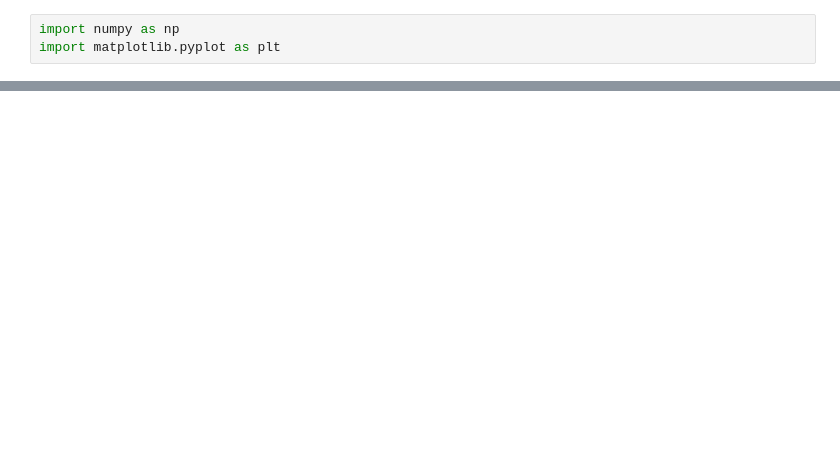
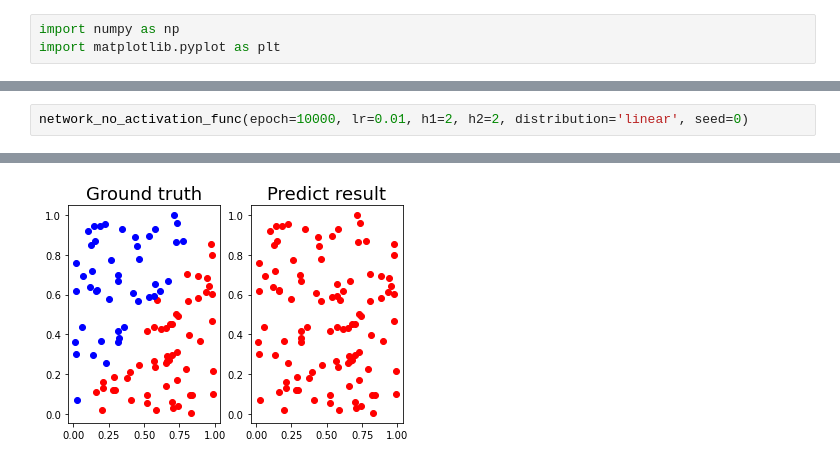
Before and after one commit to joe424/DL_practice_HW, a Jupyter notebook: lab1/code.ipynb, the cells around one changed output, grey strips where cells are left out. Cells and saved outputs as stored; diff of their text form; blank space fills up the shorter version.

```diff
--- a/lab1/code.ipynb
+++ b/lab1/code.ipynb
@@ -174,0 +362,3 @@ epoch: 1479 accuracy: 1.0 loss: 2.044271556081318
+# %%
+network_no_activation_func(epoch=10000, lr=0.01, h1=2, h2=2, distribution='linear', seed=0)
+# %% [output]
@@ -174,0 +382 @@ epoch: 1479 accuracy: 1.0 loss: 2.044271556081318
+[figure, added]
```
Also changed, not shown: parts of 10 cells of this notebook, 1 other file.
